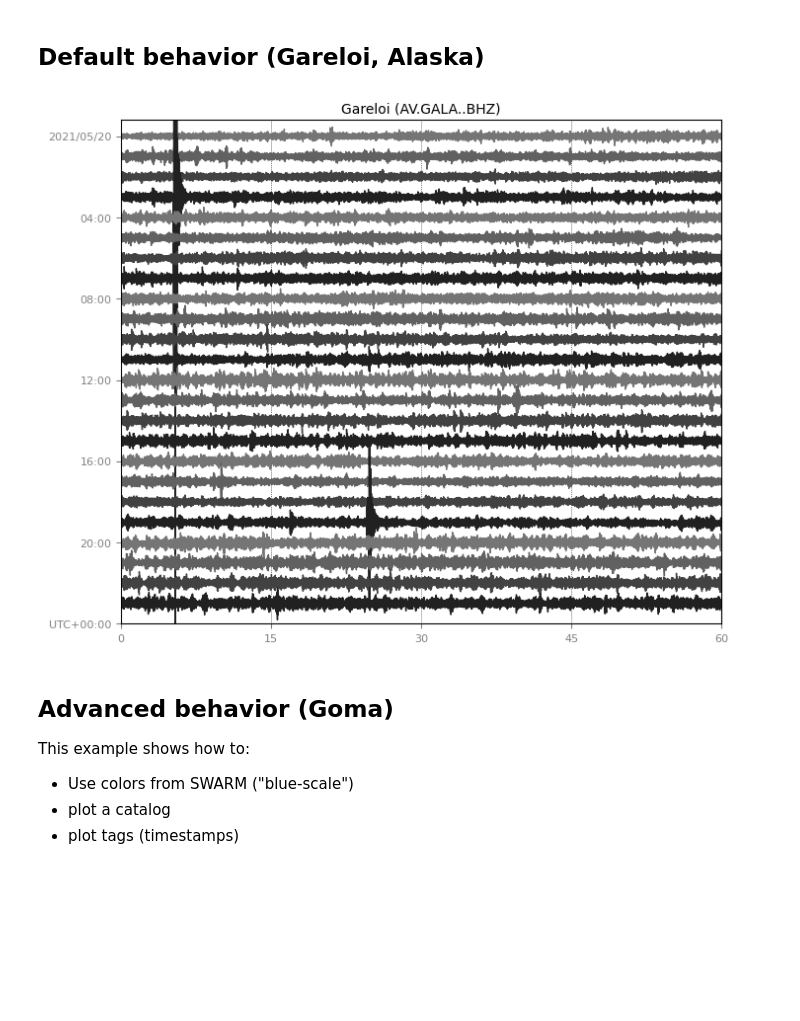
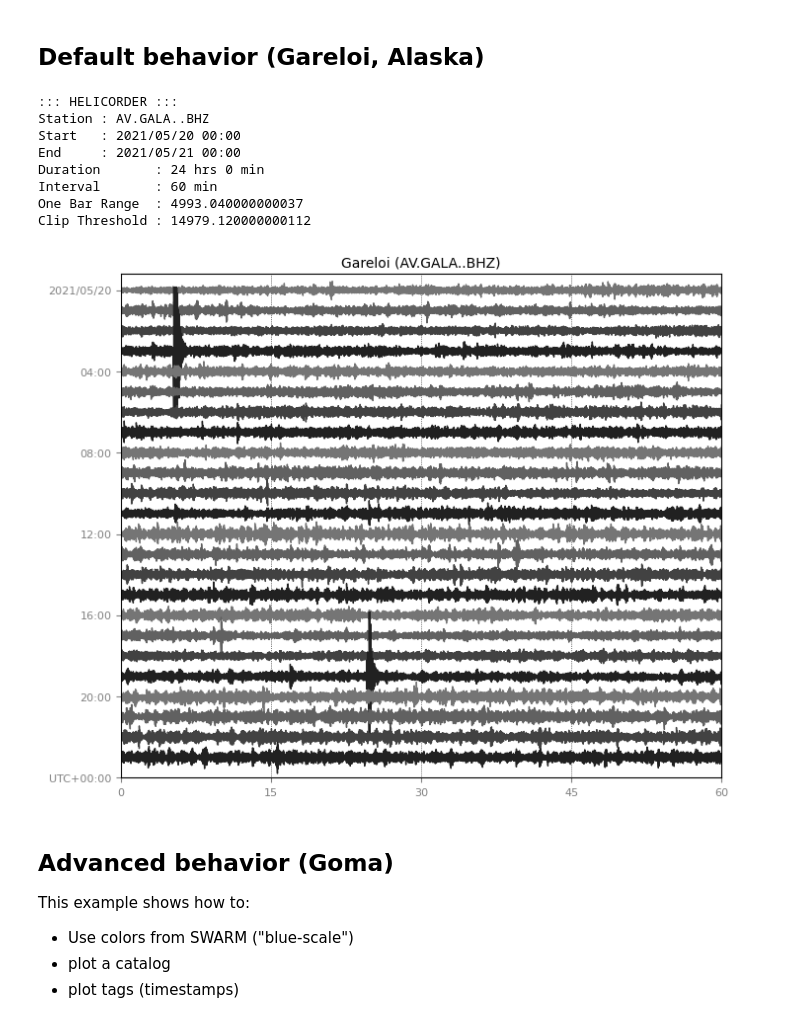
Before and after one commit to jwellik/vdapseisutils, a Jupyter notebook: gallery/Helicorder_tutorial.ipynb, the cells around one changed output. Drawn from its saved outputs; the diff is of its cells as text; code cells hidden in the pictures; blank space fills up the shorter version.

```diff
--- a/gallery/Helicorder_tutorial.ipynb
+++ b/gallery/Helicorder_tutorial.ipynb
@@ -13,0 +16,4 @@ from vdapseisutils.core.swarmmpl.heli import Helicorder
+# %%
+from obspy import read
+st_gareloi = read("./output/Helicorders/gareloi_waveform.mseed")
+st_goma = read("./output/Helicorders/goma_waveform.mseed")
@@ -19,8 +29,17 @@ st = read("./output/Helicorders/gareloi_waveform.mseed")
 # %%
-h = Helicorder(st, title="Gareloi (" + st[0].id + ")")
+h = Helicorder(st_gareloi, title="Gareloi (" + st_gareloi[0].id + ")", interval=60, clip_threshold="auto")
 h.savefig("./output/Helicorders/gareloi_helicorder.png")
+h.info()
 # %% [output]
+::: HELICORDER :::
+Station : AV.GALA..BHZ
+Start   : 2021/05/20 00:00
+End     : 2021/05/21 00:00
+Duration       : 24 hrs 0 min
+Interval       : 60 min
+One Bar Range  : 4993.040000000037
+Clip Threshold : 14979.120000000112
-[figure, old version]
+[figure, new version]
 # %% [markdown]
 ## Advanced behavior (Goma)
 
```
Also changed, not shown: parts of 7 cells of this notebook, 1 other file.
